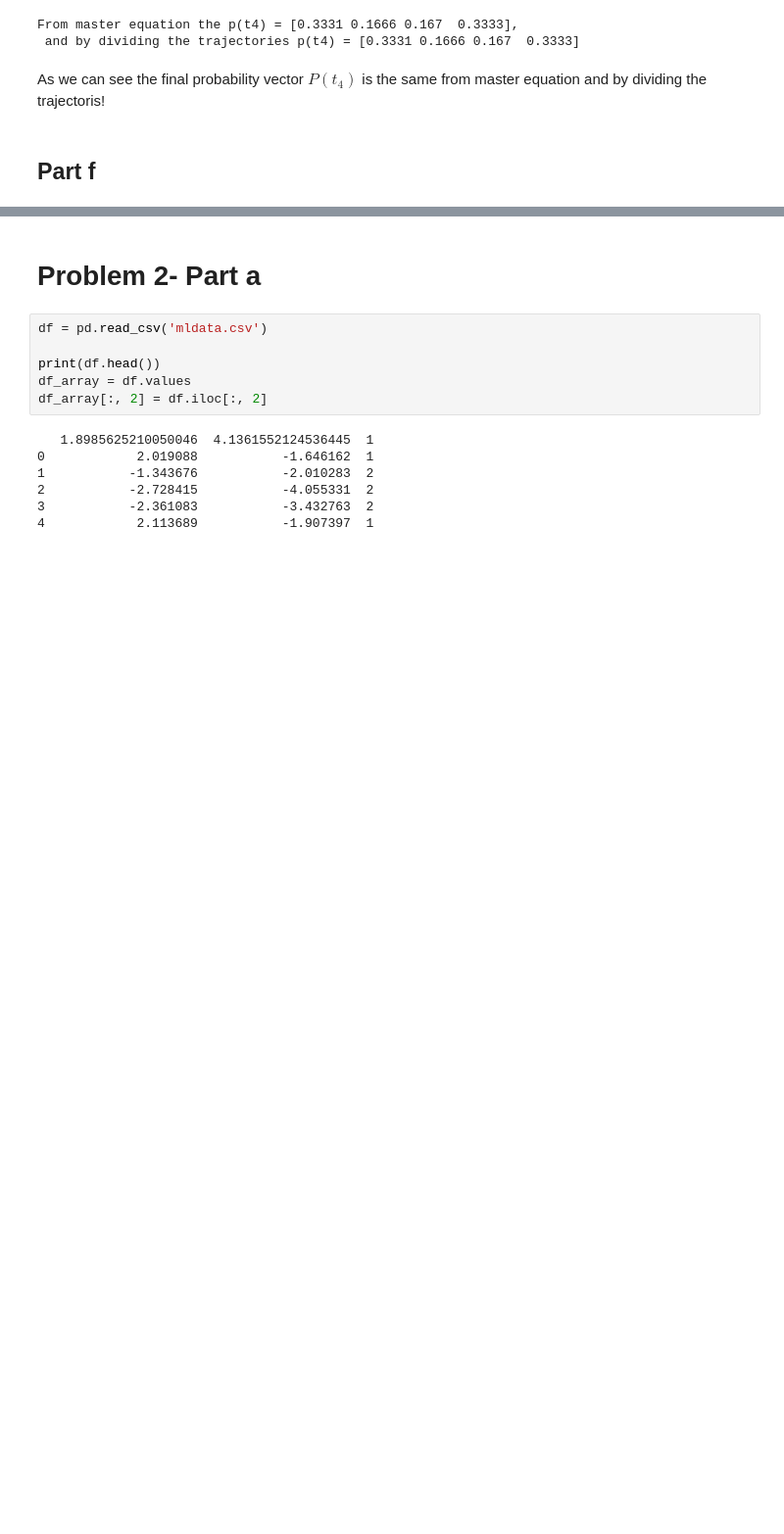
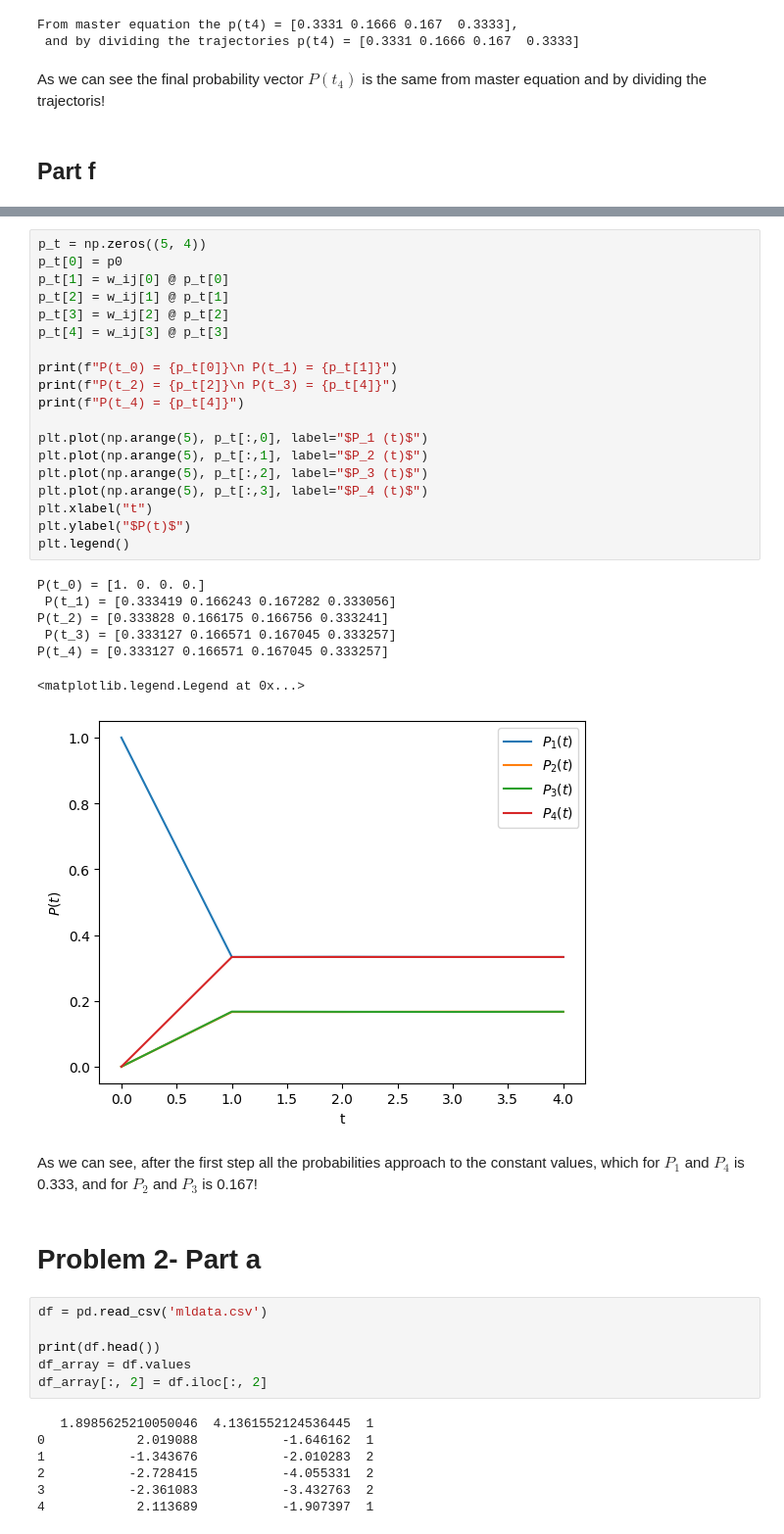
Before and after one commit to Amirsamandar/Statistical-Mech, a Jupyter notebook: P2S01.ipynb, the cells around one changed output, grey strips where cells are left out. Shown at 98% size. Drawn from its saved outputs; the diff is of its cells as text; blank space fills up the shorter version.

```diff
--- a/P2S01.ipynb
+++ b/P2S01.ipynb
@@ -248,3 +256,32 @@ As we can see the final probability vector $P(t_4)$ is the same from master equa
+# %%
+p_t = np.zeros((5, 4))
+p_t[0] = p0
+p_t[1] = w_ij[0] @ p_t[0]
+p_t[2] = w_ij[1] @ p_t[1]
+p_t[3] = w_ij[2] @ p_t[2]
+p_t[4] = w_ij[3] @ p_t[3]
+
+print(f"P(t_0) = {p_t[0]}\n P(t_1) = {p_t[1]}")
+print(f"P(t_2) = {p_t[2]}\n P(t_3) = {p_t[4]}")
+print(f"P(t_4) = {p_t[4]}")
+
+plt.plot(np.arange(5), p_t[:,0], label="$P_1 (t)$")
+plt.plot(np.arange(5), p_t[:,1], label="$P_2 (t)$")
+plt.plot(np.arange(5), p_t[:,2], label="$P_3 (t)$")
+plt.plot(np.arange(5), p_t[:,3], label="$P_4 (t)$")
+plt.xlabel("t")
+plt.ylabel("$P(t)$")
+plt.legend()
+# %% [output]
+P(t_0) = [1. 0. 0. 0.]
+ P(t_1) = [0.333419 0.166243 0.167282 0.333056]
+P(t_2) = [0.333828 0.166175 0.166756 0.333241]
+ P(t_3) = [0.333127 0.166571 0.167045 0.333257]
+P(t_4) = [0.333127 0.166571 0.167045 0.333257]
+<matplotlib.legend.Legend at 0x...>
+[figure, added]
+# %% [markdown]
+As we can see, after the first step all the probabilities approach to the constant values, which for $P_1$ and $P_4$ is 0.333, and for $P_2$ and $P_3$ is 0.167!
 # %% [markdown]
 # Problem 2- Part a
 # %%
```
Also changed, not shown: parts of 1 cell of this notebook.
